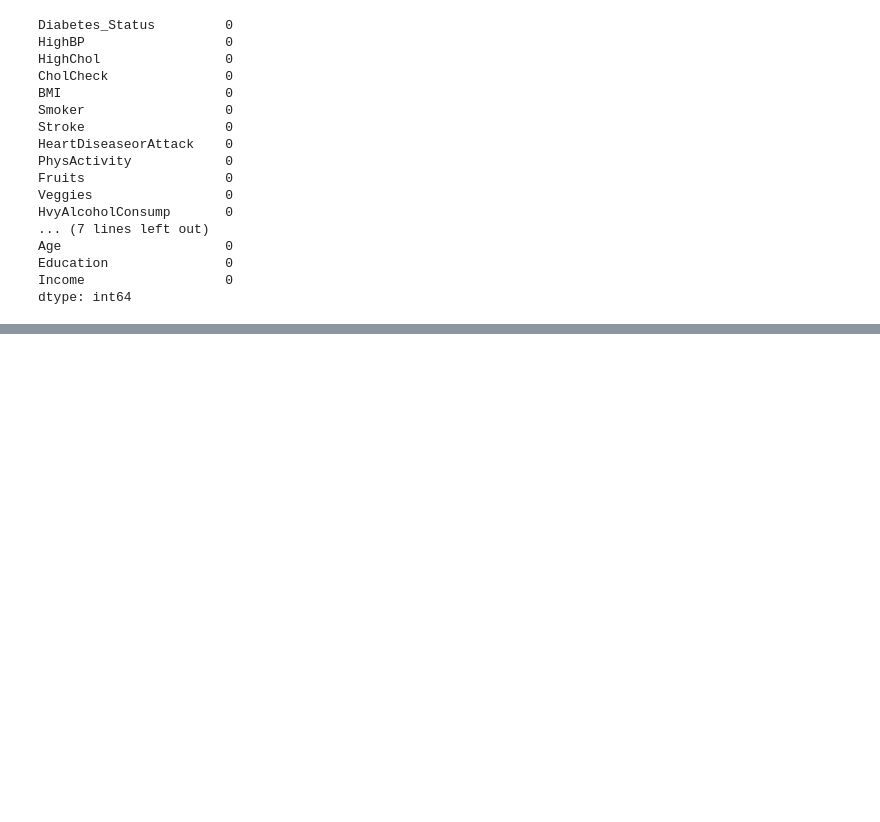
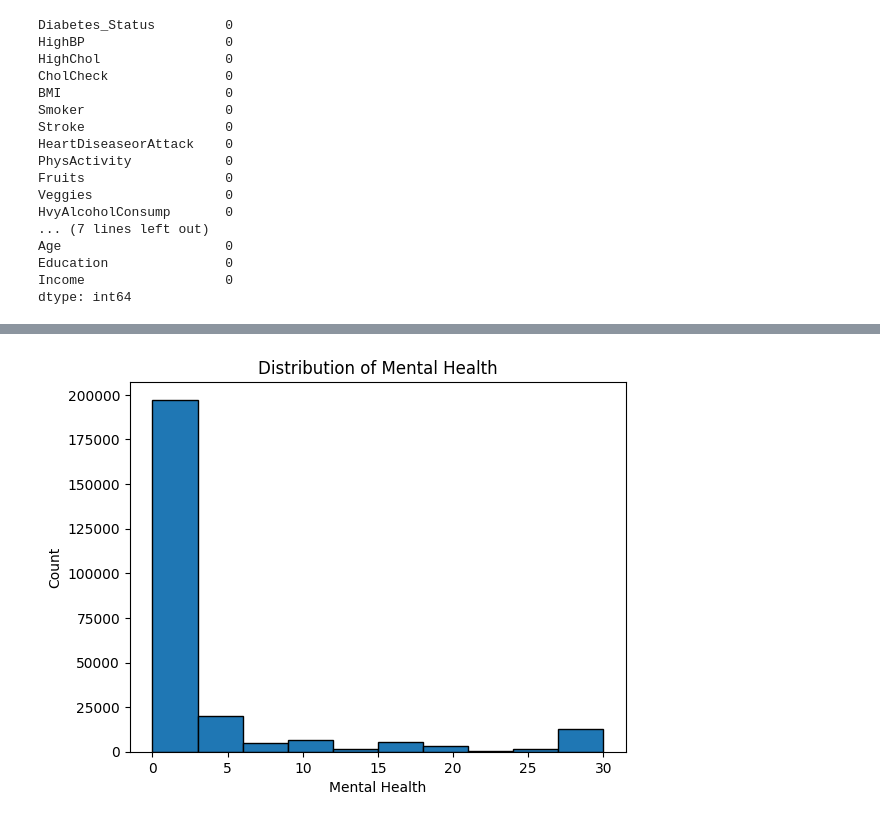
Before and after one commit to GraceOluwafemi/Msc-Project, a Jupyter notebook: project.ipynb, the cells around one changed output, grey strips where cells are left out. Saved outputs shown, nothing was run; the diff lists cells and outputs as text; code cells hidden in the pictures; blank space fills up the shorter version.

```diff
--- a/project.ipynb
+++ b/project.ipynb
@@ -120,0 +158,13 @@ print (data.head())
+# %%
+# Generate the histogram
+plt.hist(data['MentHlth'], bins=10, edgecolor='black')
+
+# Set plot labels and title
+plt.xlabel('Mental Health')
+plt.ylabel('Count')
+plt.title('Distribution of Mental Health')
+
+# Show the histogram
+plt.show()
+# %% [output]
+[figure, added]
```
Also changed, not shown: parts of 17 cells of this notebook.
